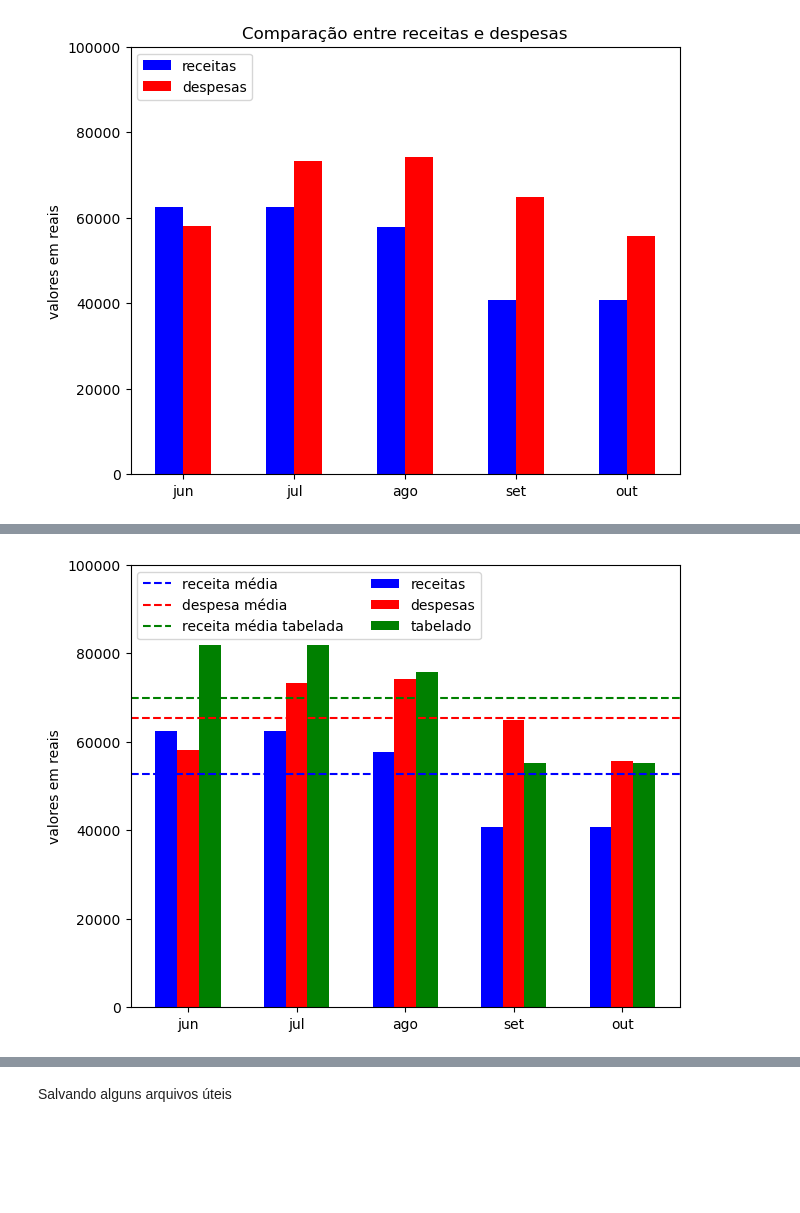
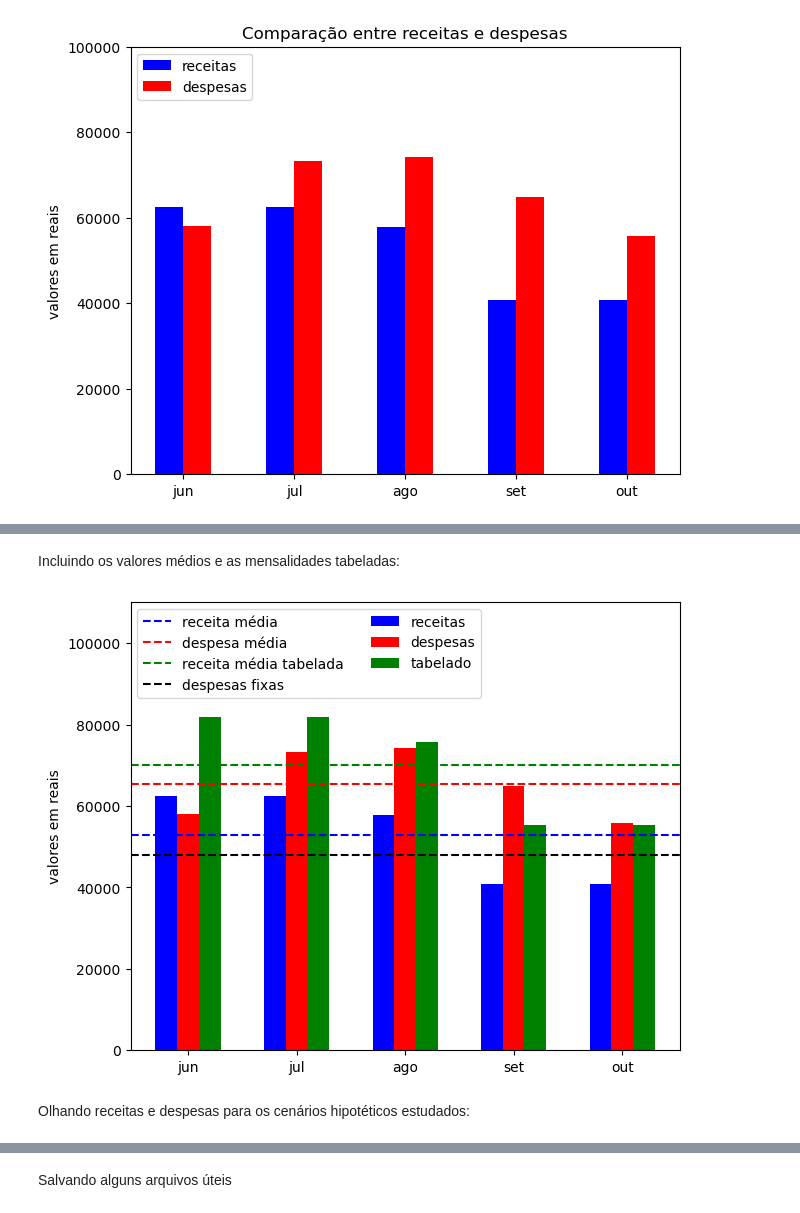
Before and after one commit to mp-resuldados/diagnostico-escola, a Jupyter notebook: notebooks/contas.ipynb, the cells around one changed output, grey strips where cells are left out. Cells and saved outputs as stored; diff of their text form; code cells hidden in the pictures; blank space fills up the shorter version.

```diff
--- a/notebooks/contas.ipynb
+++ b/notebooks/contas.ipynb
@@ -306,10 +319,10 @@ Calculando as receitas se o valor tabelado fosse praticado. Como o número de al
 # %%
 receitas['tabelado'] = [
-                        comp['tabelado'].sum()+ 3*comp['tabelado'].mean(),  # mes 6 - 43
-                        comp['tabelado'].sum()+ 3*comp['tabelado'].mean(),  # mes 7 - 43
-                        comp['tabelado'].sum(),                            # mes 8 - 40
-                        comp['tabelado'].sum()-10*comp['tabelado'].mean(), # mes 9 - 33
-                        comp['tabelado'].sum()-10*comp['tabelado'].mean() # mes 10 - 33666
+                        round(comp['tabelado'].sum()+ 3*comp['tabelado'].mean(),2),  # mes 6 - 43 alunos
+                        round(comp['tabelado'].sum()+ 3*comp['tabelado'].mean(),2),  # mes 7 - 43 alunos
+                        round(comp['tabelado'].sum(),2),                            # mes 8 - 40 alunos
+                        round(comp['tabelado'].sum()-10*comp['tabelado'].mean(),2), # mes 9 - 33 alunos
+                        round(comp['tabelado'].sum()-10*comp['tabelado'].mean(),2) # mes 10 - 33 alunos
                         ]
 # %%
 receitas
@@ -564,36 +681,42 @@ fig.savefig('../imagens/comparacao-medias.png')
+# %% [markdown]
+Incluindo os valores médios e as mensalidades tabeladas:
 # %%
+# Comparação entre receitas e despesas mês a mês
 meses = ('jun', 'jul', 'ago', 'set', 'out')
 receitas_e_despesas = {
     'receitas': receitas['valores'],
     'despesas': despesas['valores'],
     'tabelado': receitas['tabelado']
 }
 
 cores = {'receitas': 'blue', 'despesas': 'red', 'tabelado': 'green'}
 
 x = np.arange(len(meses))
 largura = 0.2
 passo = 0
 
 fig, ax = plt.subplots(layout='constrained')
 
 ax.axhline(receitas['valores'].mean(), color='blue', linestyle='dashed', label='receita média')
 ax.axhline(despesas['valores'].mean(), color='red', linestyle='dashed', label='despesa média')
 ax.axhline(receitas['tabelado'].mean(), color='green', linestyle='dashed', label='receita média tabelada')
+ax.axhline(coef_linear_base, color='black', linestyle='dashed', label='despesas fixas')
 
 for tipo, valores in receitas_e_despesas.items():
     offset = largura * passo
     rects = ax.bar(x + offset, valores, largura, label=tipo, color=cores[tipo])
     passo += 1
 
 ax.set_ylabel('valores em reais')
 # ax.set_title('Comparação entre receitas e despesas')
 ax.set_xticks(x + largura, meses)
 
-ax.set_ylim(0, 100000)
+ax.set_ylim(0, 110000)
 
 ax.legend(loc='upper left', ncols=2)
 
-fig.savefig('../imagens/comparacao-medias_2.png')
+fig.savefig('../imagens/comparacao-medias.png')
 # %% [output]
-[figure, old version]
+[figure, new version]
+# %% [markdown]
+Olhando receitas e despesas para os cenários hipotéticos estudados:
```
Also changed, not shown: parts of 59 cells of this notebook.
